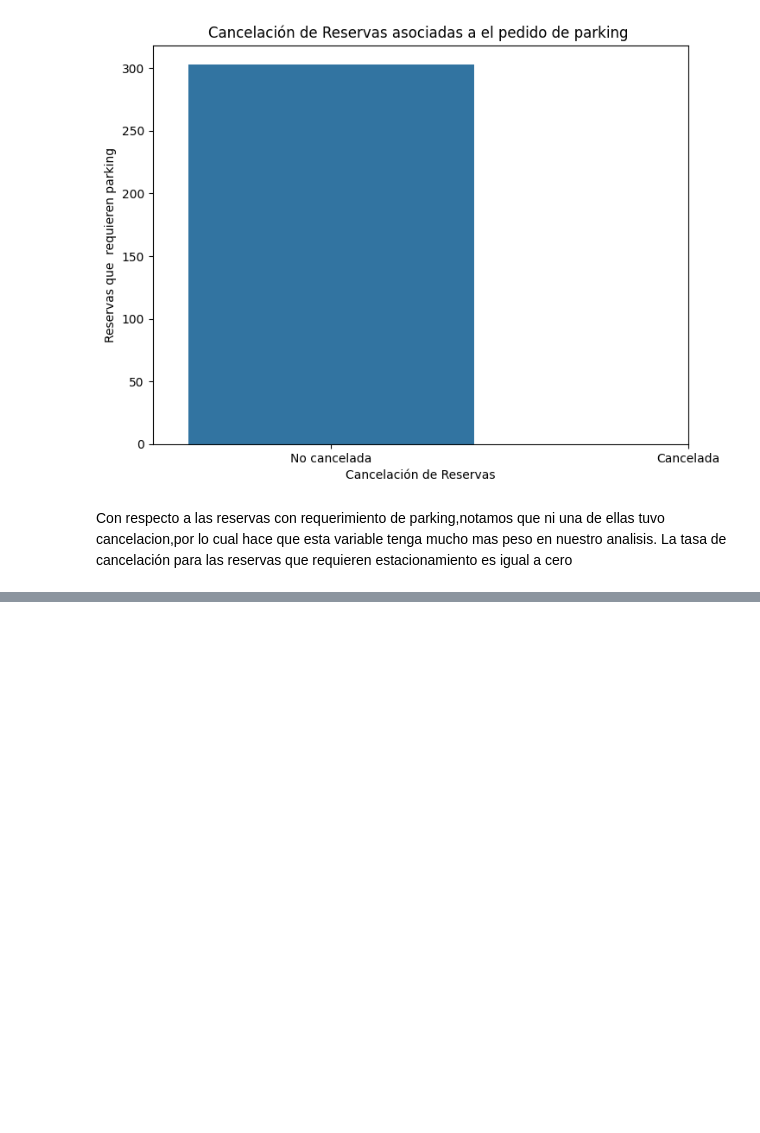
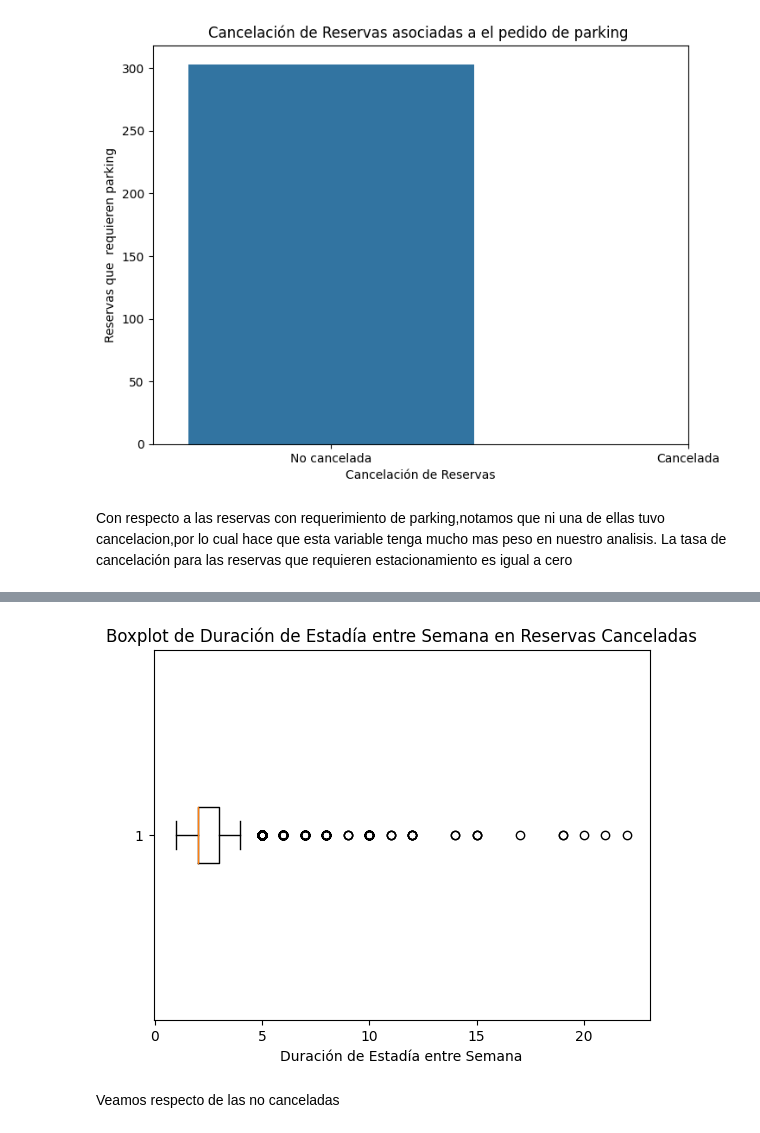
Before and after one commit to juanignaciogiacobbe/7506R-2C2023-GRUPO15, a Jupyter notebook: 7506R_TP1_GRUPO15_CHP1_ENTREGA.ipynb, the cells around one changed output, grey strips where cells are left out. Drawn from its saved outputs; the diff is of its cells as text; code cells hidden in the pictures; blank space fills up the shorter version.

Commit message:
Variables asociadas a las noches de estadia

```diff
--- a/7506R_TP1_GRUPO15_CHP1_ENTREGA.ipynb
+++ b/7506R_TP1_GRUPO15_CHP1_ENTREGA.ipynb
@@ -1382,0 +1461,9 @@ La tasa de cancelación para las reservas que requieren estacionamiento es igual
+# %%
+reservas_canceladas = ds_hoteles_train[ds_hoteles_train['is_canceled'] == 1]
+reservas_no_canceladas = ds_hoteles_train[ds_hoteles_train['is_canceled'] == 0]
+# %%
+columna_reservas_canceladas_noches_semana = reservas_canceladas['stays_in_week_nights']
+
+columna_reservas_canceladas_noches_semana = columna_reservas_canceladas_noches_semana[columna_reservas_canceladas_noches_semana != 0]
+
+columna_reservas_canceladas_noches_semana.value_counts()
@@ -1382,0 +1511,12 @@ La tasa de cancelación para las reservas que requieren estacionamiento es igual
+# %%
+plt.boxplot(columna_reservas_canceladas_noches_semana, vert=False)
+
+
+plt.xlabel('Duración de Estadía entre Semana')
+plt.title('Boxplot de Duración de Estadía entre Semana en Reservas Canceladas')
+
+plt.show()
+# %% [output]
+[figure, added]
+# %% [markdown]
+Veamos respecto de las no canceladas
```
Also changed, not shown: parts of 45 cells of this notebook.
